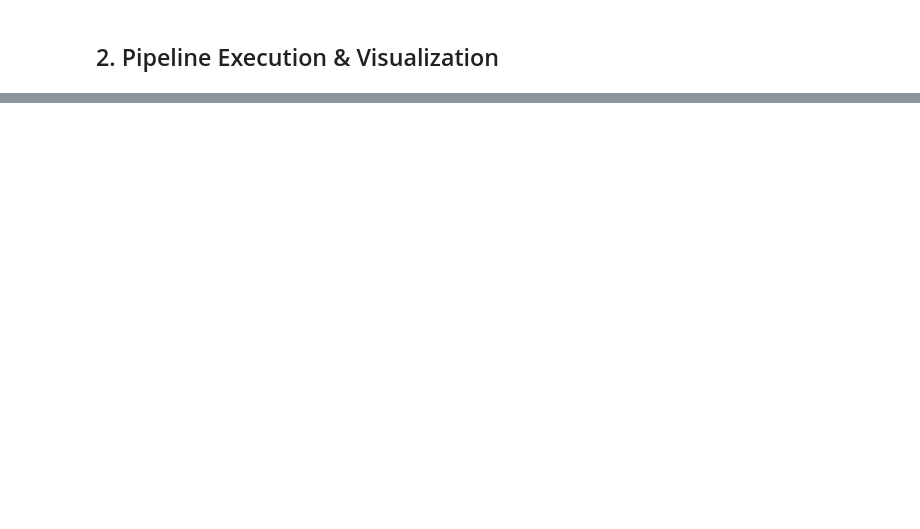
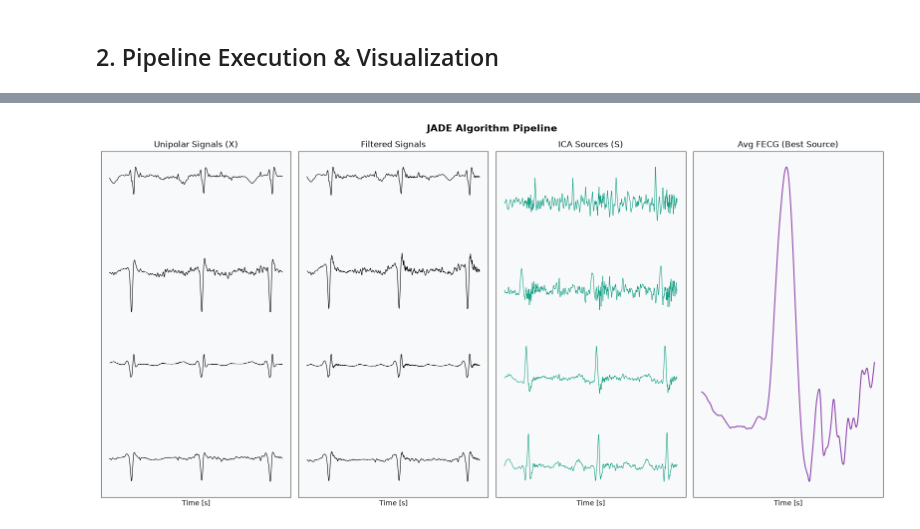
Before and after one commit to fedeceru/BSP_project, a Jupyter notebook: notebooks/main_analysis.ipynb, the cells around one changed output, grey strips where cells are left out. Cells and saved outputs as stored; diff of their text form; code cells hidden in the pictures; blank space fills up the shorter version.

```diff
--- a/notebooks/main_analysis.ipynb
+++ b/notebooks/main_analysis.ipynb
@@ -50,2 +26,26 @@ Loaded 4 channels with 60000 samples at 1000 Hz.
+# %%
+data_dir = '../data/set_a/'
+hea_files = glob.glob(os.path.join(data_dir, '*.hea'))
+record_names = [os.path.splitext(os.path.basename(f))[0] for f in hea_files]
+record_names.sort()
+
+all_records_data = {}
+for record_name in record_names[:1]:
+    data_path = os.path.join(data_dir, record_name)
+    record = wfdb.rdrecord(data_path)
+    fs_original = record.fs
+
+    df = pd.DataFrame(record.p_signal)
+    if df.isnull().values.any():
+        df = df.interpolate(method='linear', limit_direction='both')
+        clean_signal = df.values
+    else:
+        clean_signal = record.p_signal
+
+    all_records_data[record_name] = {'signal': clean_signal, 'fs': fs_original}
+
+target_record = record_names[0]
+raw_signal = all_records_data[target_record]['signal']
+fs_orig = all_records_data[target_record]['fs']
 # %% [markdown]
 ## 2. Pipeline Execution & Visualization
@@ -195,0 +120,21 @@ Sample Entropy (SampEn) of Fetal Residual: 0.1692
+# %%
+# Esecuzione FastICA (alternativa in Python a JADE)
+ica = FastICA(n_components=s4_signal.shape[1], random_state=42, whiten='unit-variance')
+ica_sources = ica.fit_transform(s4_signal)
+
+# Trova la migliore componente fetale (Simuliamo l'indice 1 per il grafico)
+best_fecg_idx = 1
+best_fecg_source = ica_sources[:, best_fecg_idx]
+
+fetal_peaks_ica = fecg_ext.detect_fetal_qrs(best_fecg_source)
+best_fecg_avg = fecg_ext.synchronous_averaging(best_fecg_source, fetal_peaks_ica, window_size_sec=0.25)
+if best_fecg_avg is None:
+    best_fecg_avg = np.zeros(int(0.25 * fs_target))
+
+# Plot Fig 8
+plot_jade_stages(t_2s, s1_resampled[:plot_samples_2s, :],
+                 s4_signal[:plot_samples_2s, :],
+                 ica_sources[:plot_samples_2s, :],
+                 best_fecg_avg)
+# %% [output]
+[figure, added]
```
Also changed, not shown: parts of 18 cells of this notebook, 1 other file.
